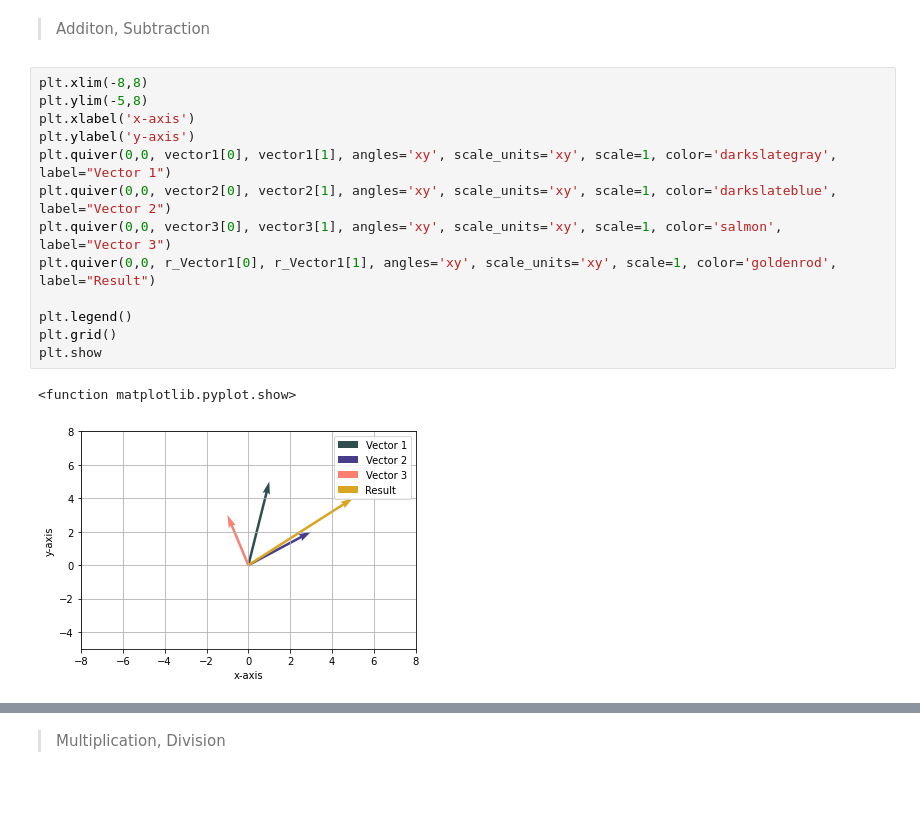
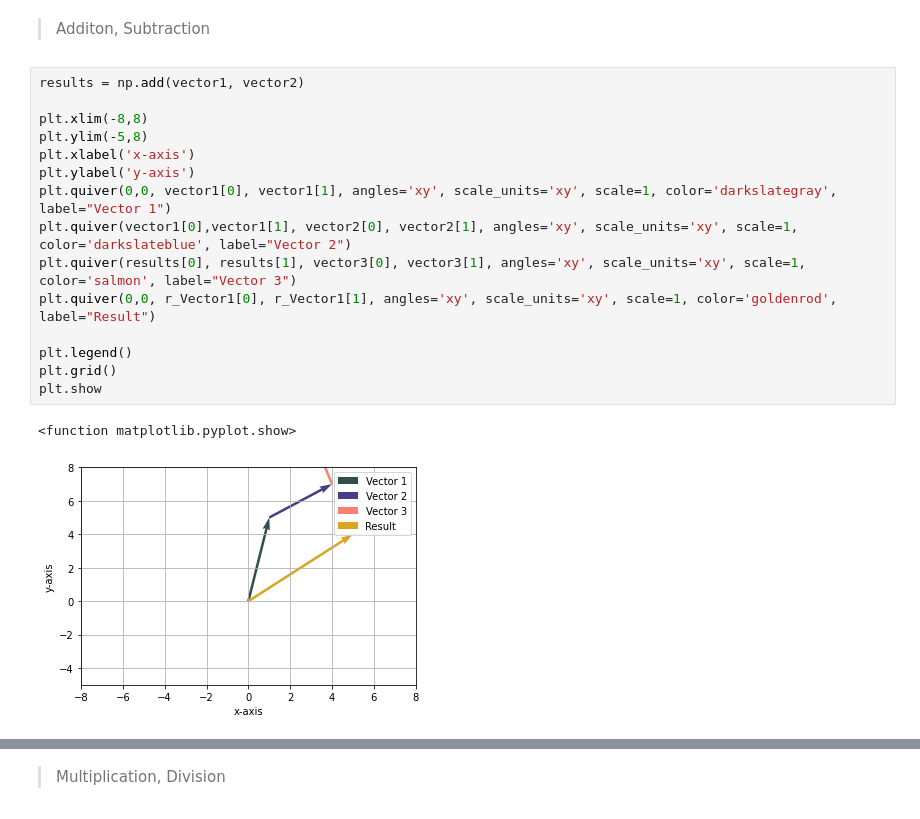
Before and after one commit to TiffanyHizon/Linear_Algebra_58051, a Jupyter notebook: Laboratory Acitivity 2/LinAlg_58051_Hizon_Vectors.ipynb, the cells around one changed output, grey strips where cells are left out. Drawn from its saved outputs; the diff is of its cells as text.

```diff
--- a/Laboratory Acitivity 2/LinAlg_58051_Hizon_Vectors.ipynb
+++ b/Laboratory Acitivity 2/LinAlg_58051_Hizon_Vectors.ipynb
@@ -217,19 +217,21 @@ r_Vector31
 
 > Additon, Subtraction
 # %%
+results = np.add(vector1, vector2)
+
 plt.xlim(-8,8)
 plt.ylim(-5,8)
 plt.xlabel('x-axis')
 plt.ylabel('y-axis')
 plt.quiver(0,0, vector1[0], vector1[1], angles='xy', scale_units='xy', scale=1, color='darkslategray', label="Vector 1")
-plt.quiver(0,0, vector2[0], vector2[1], angles='xy', scale_units='xy', scale=1, color='darkslateblue', label="Vector 2")
-plt.quiver(0,0, vector3[0], vector3[1], angles='xy', scale_units='xy', scale=1, color='salmon', label="Vector 3")
+plt.quiver(vector1[0],vector1[1], vector2[0], vector2[1], angles='xy', scale_units='xy', scale=1, color='darkslateblue', label="Vector 2")
+plt.quiver(results[0], results[1], vector3[0], vector3[1], angles='xy', scale_units='xy', scale=1, color='salmon', label="Vector 3")
 plt.quiver(0,0, r_Vector1[0], r_Vector1[1], angles='xy', scale_units='xy', scale=1, color='goldenrod', label="Result")
 
 plt.legend()
 plt.grid()
 plt.show
 # %% [output]
 <function matplotlib.pyplot.show>
-[figure, old version]
+[figure, new version]
 # %%
```
Also changed, not shown: parts of 14 cells of this notebook.
